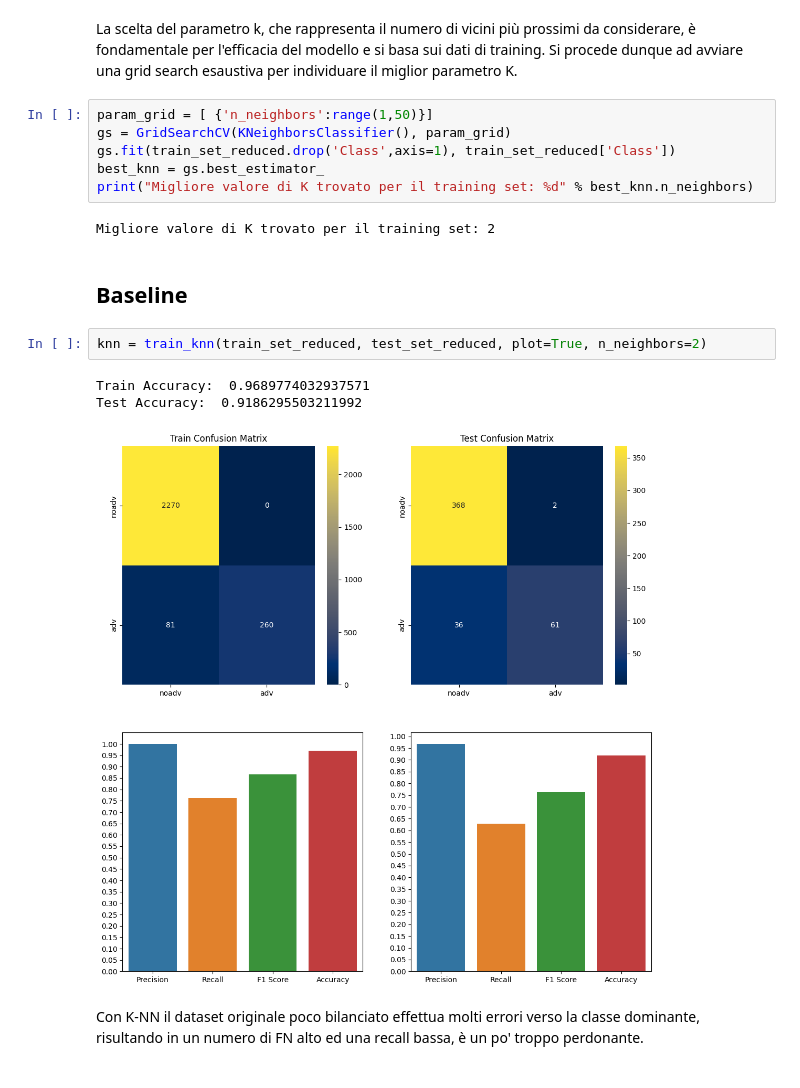
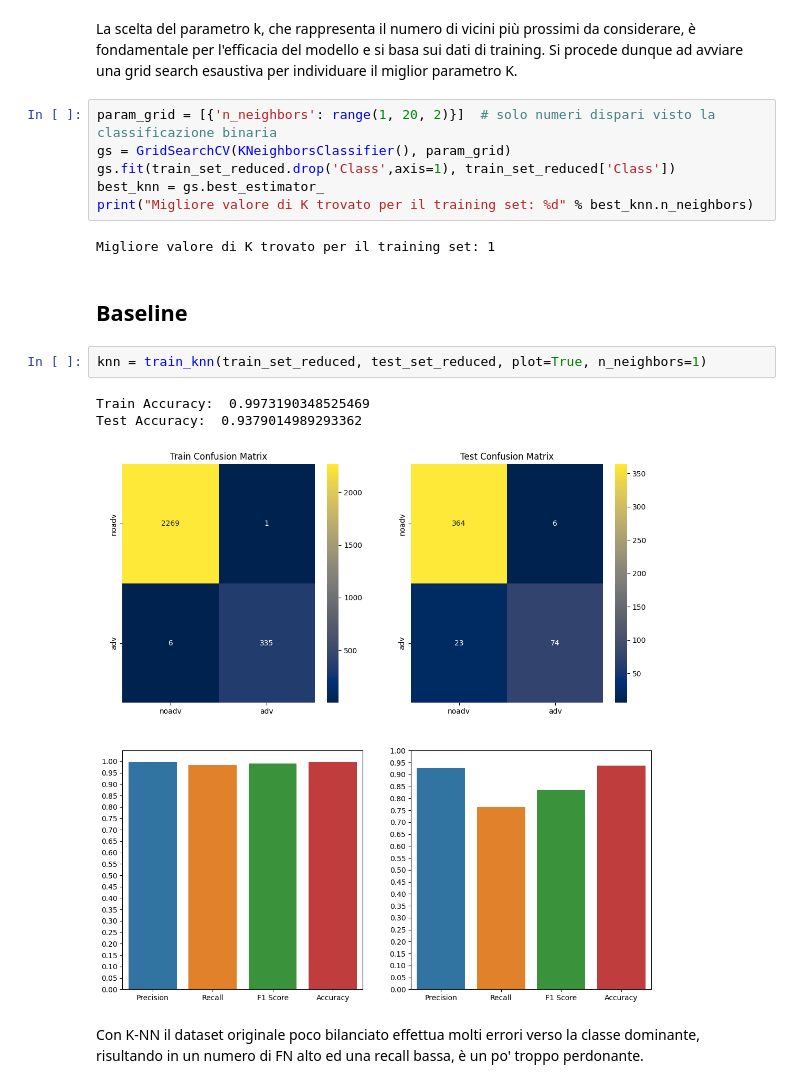
Before and after one commit to wredan/fad-project, a Jupyter notebook: notebook.ipynb, the cells around one changed output. Drawn from its saved outputs; the diff is of its cells as text.

Commit message:
feat: k-NN GridSearchCV set odd n_neighbors due to binary classification

```diff
--- a/notebook.ipynb
+++ b/notebook.ipynb
@@ -1376,21 +1376,21 @@ def train_knn(train_dataset, test_dataset, plot=False, **kwargs):
 # %% [markdown]
 La scelta del parametro k, che rappresenta il numero di vicini più prossimi da considerare, è fondamentale per l'efficacia del modello e si basa sui dati di training. Si procede dunque ad avviare una grid search esaustiva per individuare il miglior parametro K.
 # %%
-param_grid = [ {'n_neighbors':range(1,50)}]
+param_grid = [{'n_neighbors': range(1, 20, 2)}]  # solo numeri dispari visto la classificazione binaria
 gs = GridSearchCV(KNeighborsClassifier(), param_grid)
 gs.fit(train_set_reduced.drop('Class',axis=1), train_set_reduced['Class'])
 best_knn = gs.best_estimator_
 print("Migliore valore di K trovato per il training set: %d" % best_knn.n_neighbors)
 # %% [output]
-Migliore valore di K trovato per il training set: 2
+Migliore valore di K trovato per il training set: 1
 # %% [markdown]
 ## Baseline
 # %%
-knn = train_knn(train_set_reduced, test_set_reduced, plot=True, n_neighbors=2)
+knn = train_knn(train_set_reduced, test_set_reduced, plot=True, n_neighbors=1)
 # %% [output]
-Train Accuracy:  0.9689774032937571
-Test Accuracy:  0.9186295503211992
+Train Accuracy:  0.9973190348525469
+Test Accuracy:  0.9379014989293362
-[figure, old version]
+[figure, new version]
 # %% [markdown]
 Con K-NN il dataset originale poco bilanciato effettua molti errori verso la classe dominante, risultando in un numero di FN alto ed una recall bassa, è un po' troppo perdonante.
 # %%
```
Also changed, not shown: parts of 8 cells of this notebook.
